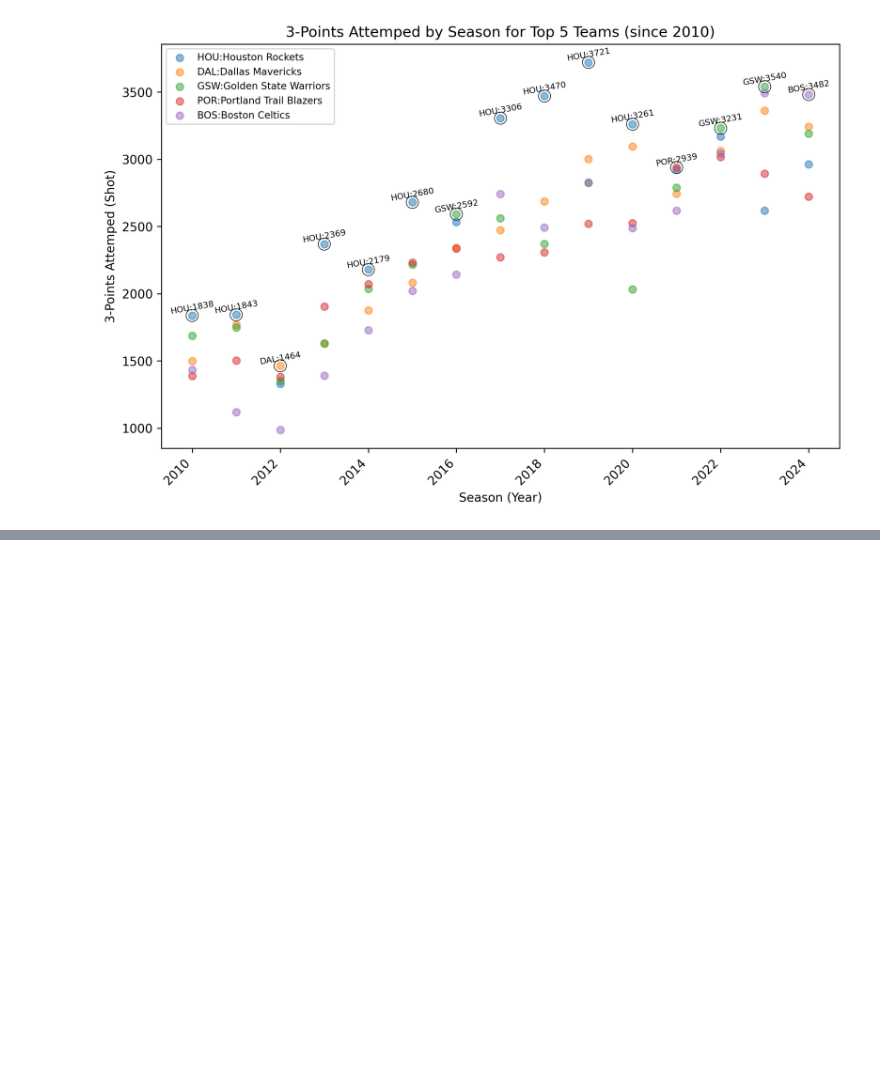
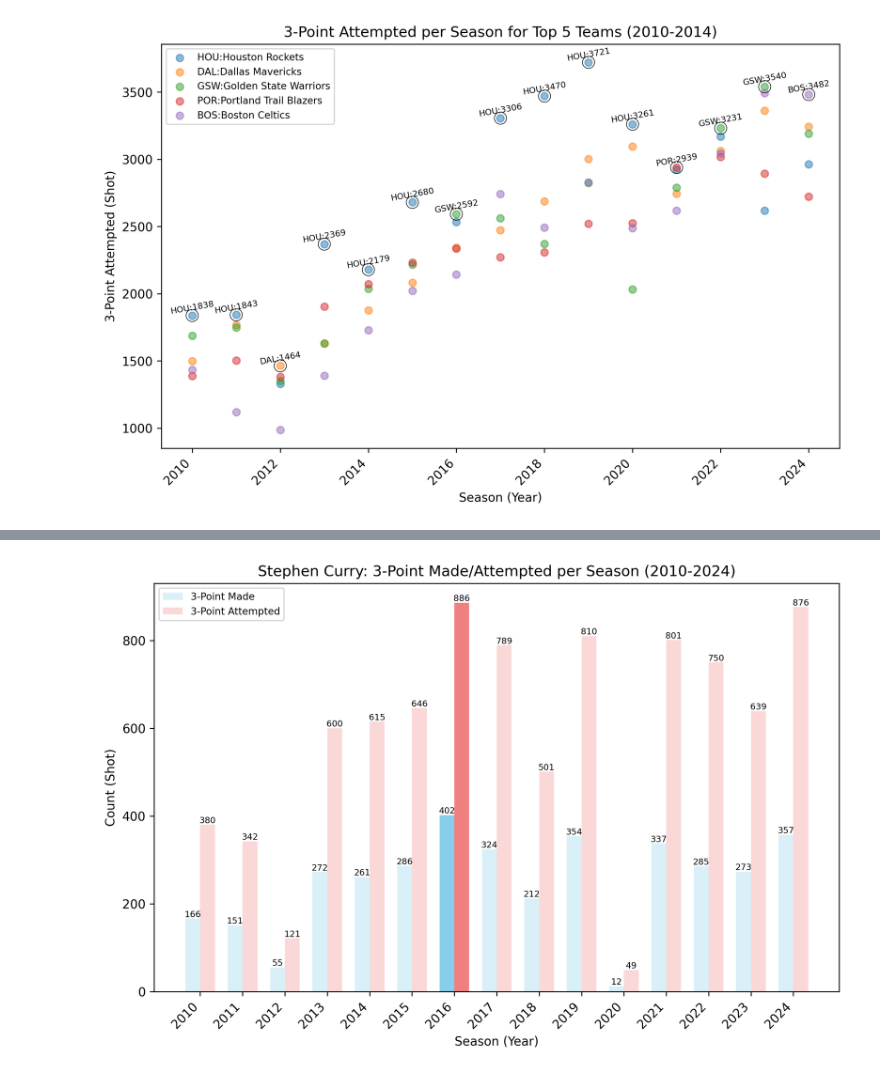
Before and after one commit to ThiwakornC/Spotter-NBA, a Jupyter notebook: Spotter_NBAStats_Main.ipynb, the cells around one changed output, grey strips where cells are left out. Cells and saved outputs as stored; diff of their text form; code cells hidden in the pictures; blank space fills up the shorter version.

```diff
--- a/Spotter_NBAStats_Main.ipynb
+++ b/Spotter_NBAStats_Main.ipynb
@@ -183,0 +218,61 @@ plt.show()
+# %%
+# Filter data for Stephen Curry and seasons since 2010
+stephen_curry_data = df_playertotal[
+    (df_playertotal['player'] == 'Stephen Curry') & (df_playertotal['season'] >= 2010)
+]
+
+# Group data by season and calculate total x3p and x3pa
+grouped_data = stephen_curry_data.groupby('season')[['x3p', 'x3pa']].sum()
+
+# Get seasons and x3p/x3pa values
+seasons = grouped_data.index
+x3p_values = grouped_data['x3p']
+x3pa_values = grouped_data['x3pa']
+
+# Set bar width
+bar_width = 0.35
+
+# Create the bar chart
+fig, ax = plt.subplots(figsize=(10, 6), dpi=300)
+
+# Plot x3p bars with opacity
+x3p_bars = ax.bar(
+    seasons, x3p_values, bar_width, label='3-Point Made', color='skyblue', alpha=0.3
+)
+x3p_bars[seasons.get_loc(2016)].set_alpha(1)  # Set opacity for 2016 to 1
+
+# Plot x3pa bars with opacity
+x3pa_bars = ax.bar(
+    seasons + bar_width,
+    x3pa_values,
+    bar_width,
+    label='3-Point Attempted',
+    color='lightcoral',
+    alpha=0.3,
+)
+x3pa_bars[seasons.get_loc(2016)].set_alpha(1)  # Set opacity for 2016 to 1
+
+# Add values on top of bars
+for bar in x3p_bars + x3pa_bars:
+    height = bar.get_height()
+    ax.text(
+        bar.get_x() + bar.get_width() / 2,
+        height,
+        int(height),
+        ha='center',
+        va='bottom',
+        fontsize=7,
+    )
+
+# Customize the plot
+ax.set_xlabel('Season (Year)')
+ax.set_ylabel('Count (Shot)')
+ax.set_title('Stephen Curry: 3-Point Made/Attempted per Season (2010-2024)')
+ax.set_xticks(seasons + bar_width / 2)
+ax.set_xticklabels(seasons, rotation=45, ha='right')
+ax.legend(fontsize=8)
+
+# Show the plot
+plt.show()
+# %% [output]
+[figure, added]
```
Also changed, not shown: parts of 3 cells of this notebook.
